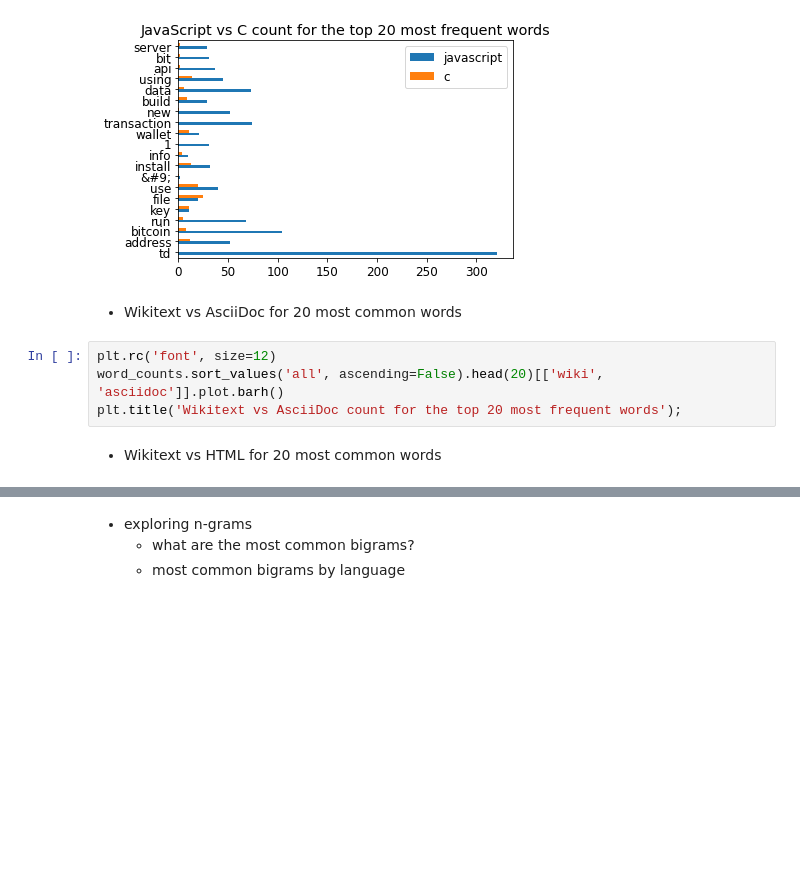
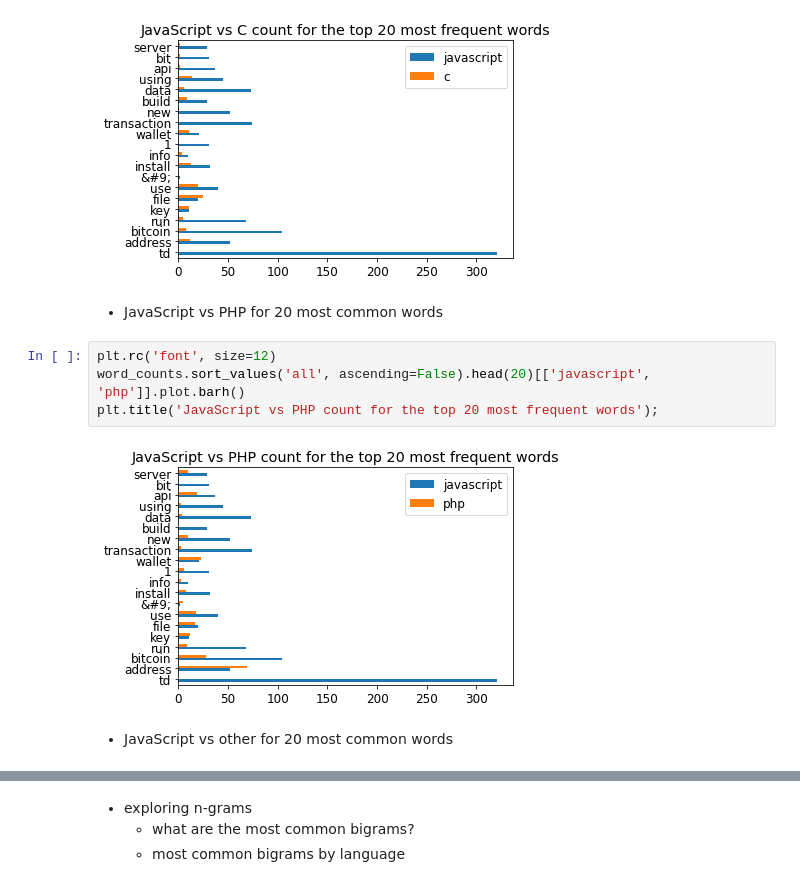
Before and after one commit to TeamAwesomeQuackers/NLP_Project, a Jupyter notebook: Workbooks/Whitaker_Explore_NLP.ipynb, the cells around one changed output, grey strips where cells are left out. Cells and saved outputs as stored; diff of their text form; blank space fills up the shorter version.

```diff
--- a/Workbooks/Whitaker_Explore_NLP.ipynb
+++ b/Workbooks/Whitaker_Explore_NLP.ipynb
@@ -461,12 +460,14 @@ plt.title('JavaScript vs C count for the top 20 most frequent words');
 # %% [output]
 [figure]
 # %% [markdown]
-- Wikitext vs AsciiDoc for 20 most common words
+- JavaScript vs PHP for 20 most common words
 # %%
 plt.rc('font', size=12)
-word_counts.sort_values('all', ascending=False).head(20)[['wiki', 'asciidoc']].plot.barh()
-plt.title('Wikitext vs AsciiDoc count for the top 20 most frequent words');
+word_counts.sort_values('all', ascending=False).head(20)[['javascript', 'php']].plot.barh()
+plt.title('JavaScript vs PHP count for the top 20 most frequent words');
+# %% [output]
+[figure, added]
 # %% [markdown]
-- Wikitext vs HTML for 20 most common words
+- JavaScript vs other for 20 most common words
 # %%
 plt.rc('font', size=12)
```
Also changed, not shown: parts of 66 cells of this notebook.
